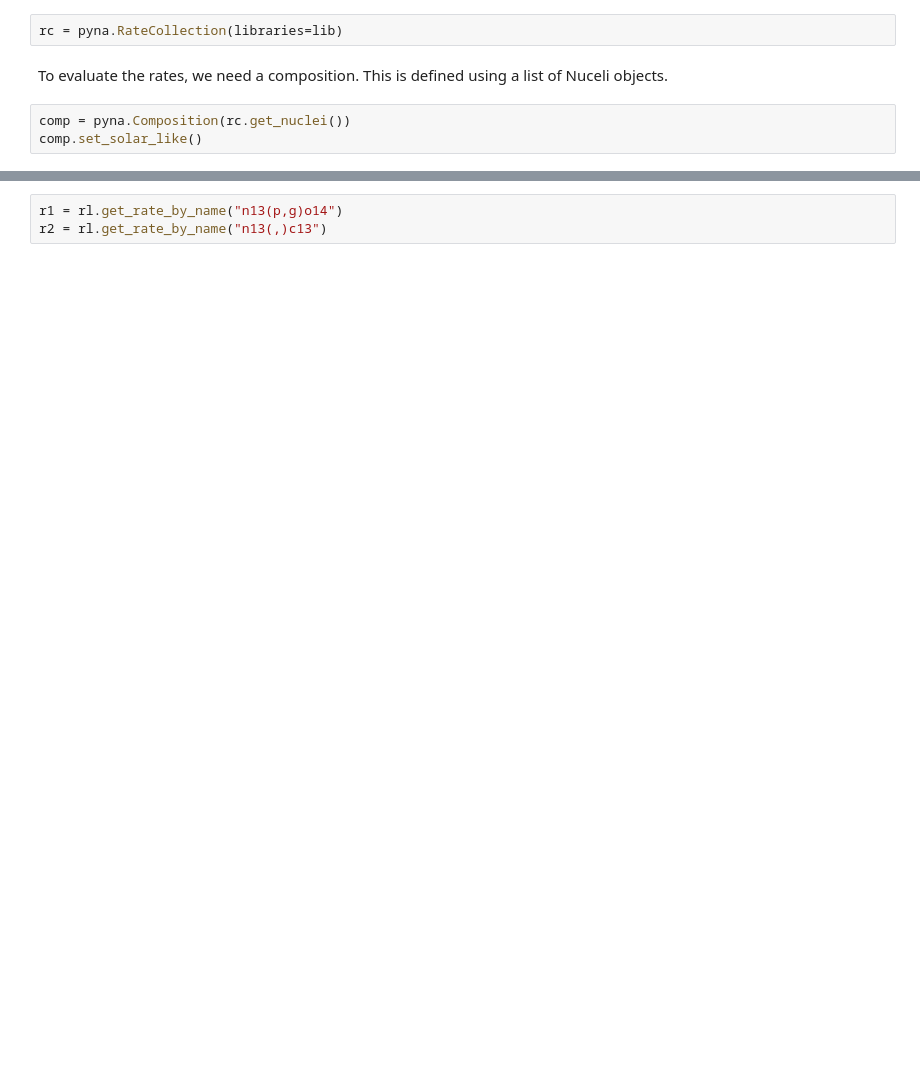
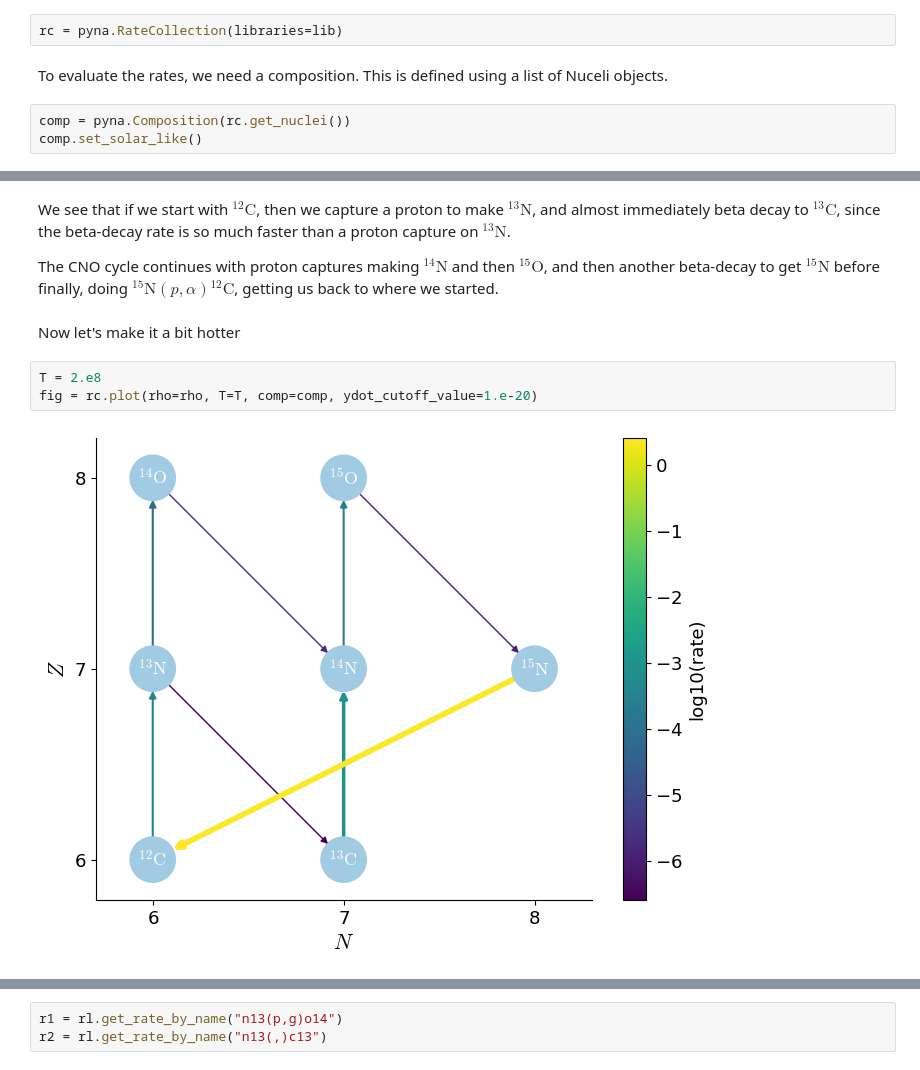
Before and after one commit to zingale/stars, a Jupyter notebook: notebooks/_sources/hotcno/hot-CNO-breakout-example.ipynb, the cells around one changed output, grey strips where cells are left out. Saved outputs shown, nothing was run; the diff lists cells and outputs as text; blank space fills up the shorter version.

```diff
--- a/notebooks/_sources/hotcno/hot-CNO-breakout-example.ipynb
+++ b/notebooks/_sources/hotcno/hot-CNO-breakout-example.ipynb
@@ -40,0 +37,11 @@ Notice that as you increase the temperature, eventually the proton capture onto
+# %% [markdown]
+We see that if we start with ${}^{12}\mathrm{C}$, then we capture a proton to make ${}^{13}\mathrm{N}$, and almost immediately beta decay to ${}^{13}\mathrm{C}$, since the beta-decay rate is so much faster than a proton capture on ${}^{13}\mathrm{N}$.
+
+The CNO cycle continues with proton captures making ${}^{14}\mathrm{N}$ and then ${}^{15}\mathrm{O}$, and then another beta-decay to get ${}^{15}\mathrm{N}$ before finally, doing ${}^{15}\mathrm{N}(p,\alpha){}^{12}\mathrm{C}$, getting us back to where we started.
+# %% [markdown]
+Now let's make it a bit hotter
+# %%
+T = 2.e8
+fig = rc.plot(rho=rho, T=T, comp=comp, ydot_cutoff_value=1.e-20)
+# %% [output]
+[figure, added]
```
Also changed, not shown: parts of 25 cells of this notebook, 7 other files.
